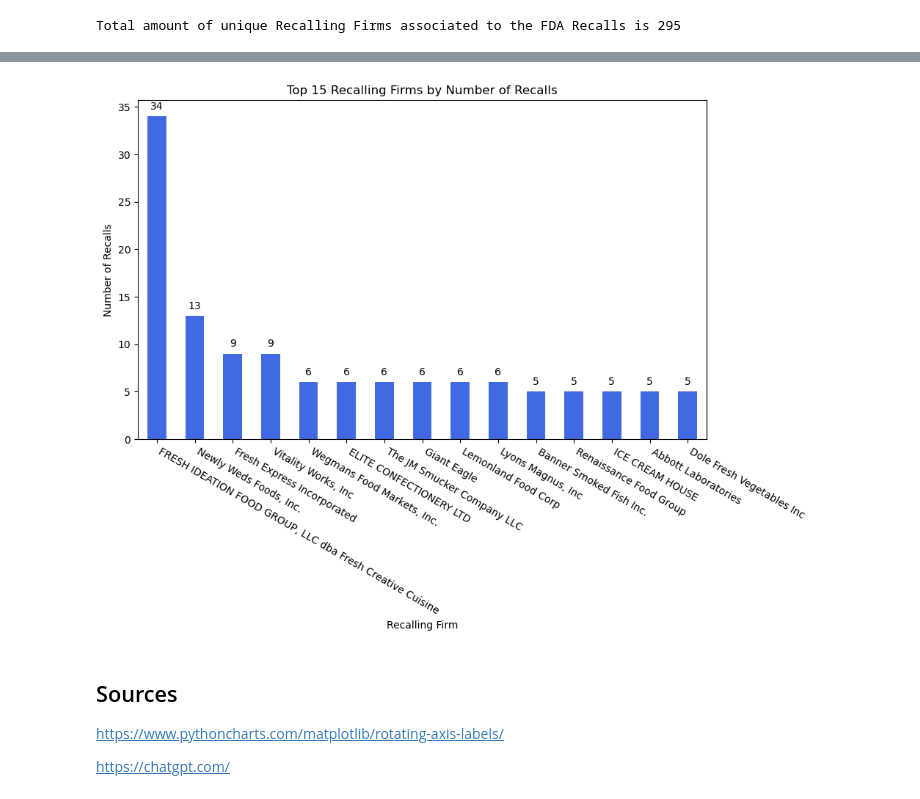
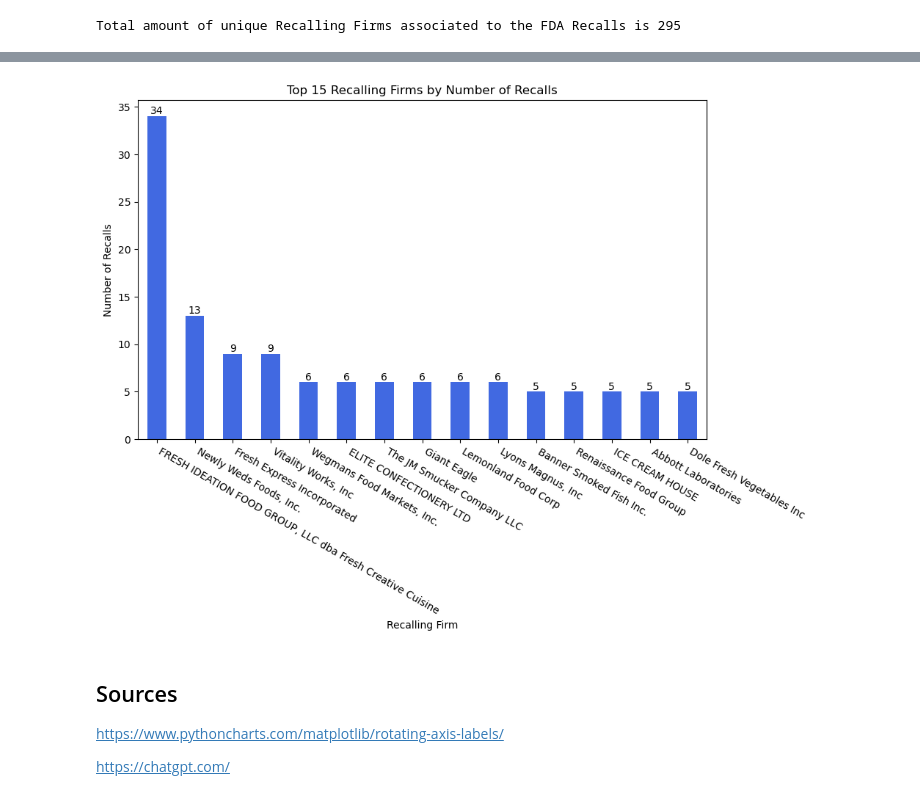
Before and after one commit to galvan0806/project_1_recalls, a Jupyter notebook: FDARecall_Natalia.ipynb, the cells around one changed output, grey strips where cells are left out. Cells and saved outputs as stored; diff of their text form; code cells hidden in the pictures.

```diff
--- a/FDARecall_Natalia.ipynb
+++ b/FDARecall_Natalia.ipynb
@@ -100,34 +100,34 @@ Name: count, dtype: int64
 # %%
 # Plot the number of recalls by the top 15 recalling firms
 ax = firm_count_df.plot(kind="bar",
                    color = "royalblue",
                    figsize=(10, 6),
                    title="Top 15 Recalling Firms by Number of Recalls")
 plt.xlabel("Recalling Firm")
 plt.ylabel("Number of Recalls")
 plt.xticks(rotation=-30, ha="left")
 
 for container in ax.containers:
     for bar in container:
         height = bar.get_height()
         # Determine the label position: top or bottom of the bar
         if height > 0:
-            y_offset = height + 0.5  # Position label above the bar
-            va = 'bottom'  # Vertical alignment at the bottom
+            y_offset = height
+            va = "bottom"
         else:
-            y_offset = height - 0.5  # Position label below the bar
-            va = 'top'  # Vertical alignment at the top
+            y_offset = height
+            va = "top"
 
         # Add a text label, formatted to two decimal places
         ax.text(bar.get_x() + bar.get_width() / 2, y_offset,
                 f'{height}',
-                ha='center', va=va)
+                ha="center", va=va)
 
 
 plt.savefig("output_data/Top 15 Recalling Firms by Number of Recalls.png")
 plt.show()
 # %% [output]
-[figure, old version]
+[figure, new version]
 # %%
 # Get the top 15 recalling firms
 top_firms = clean_df["Recalling Firm"].value_counts().head(15).index
```
Also changed, not shown: 1 other file.
